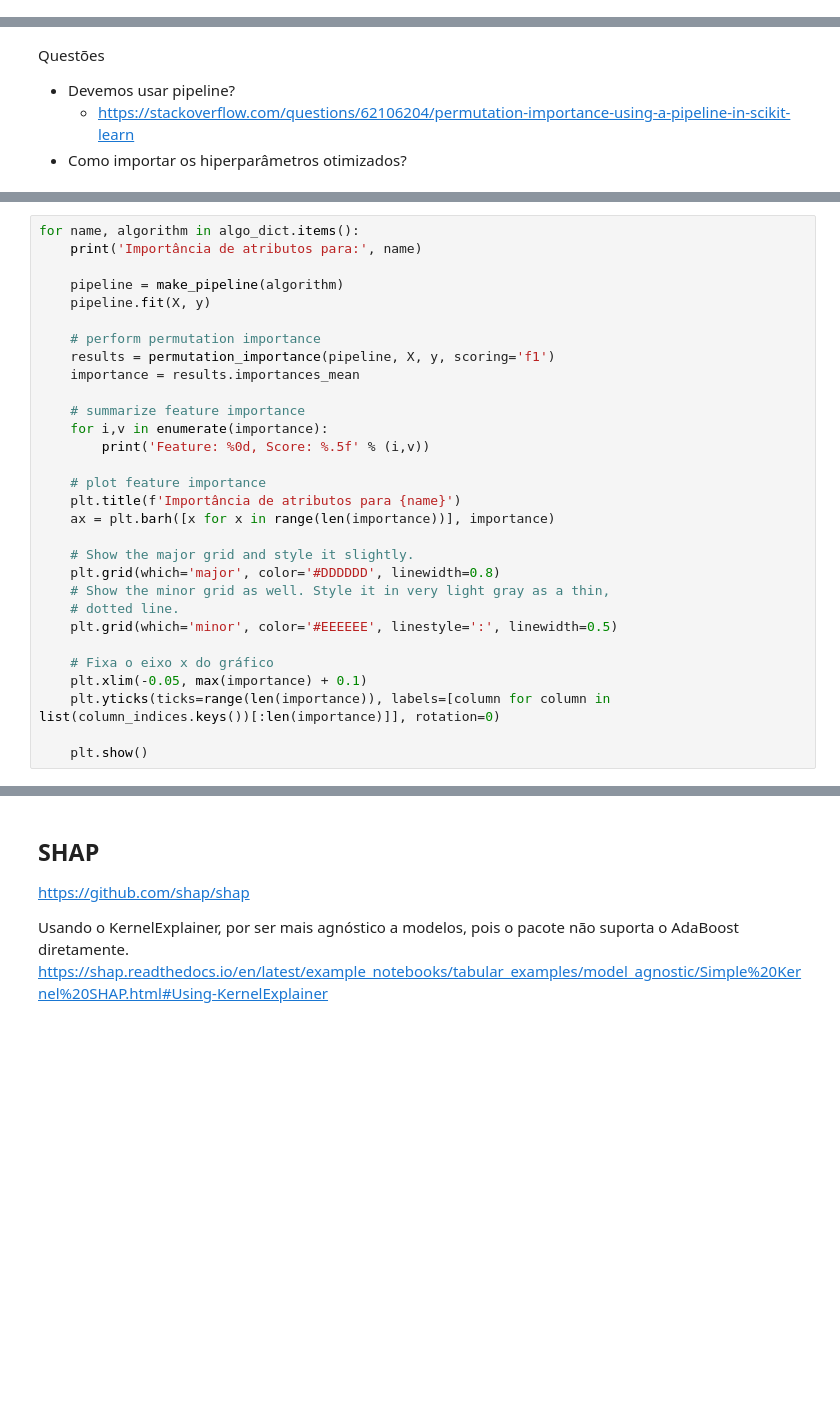
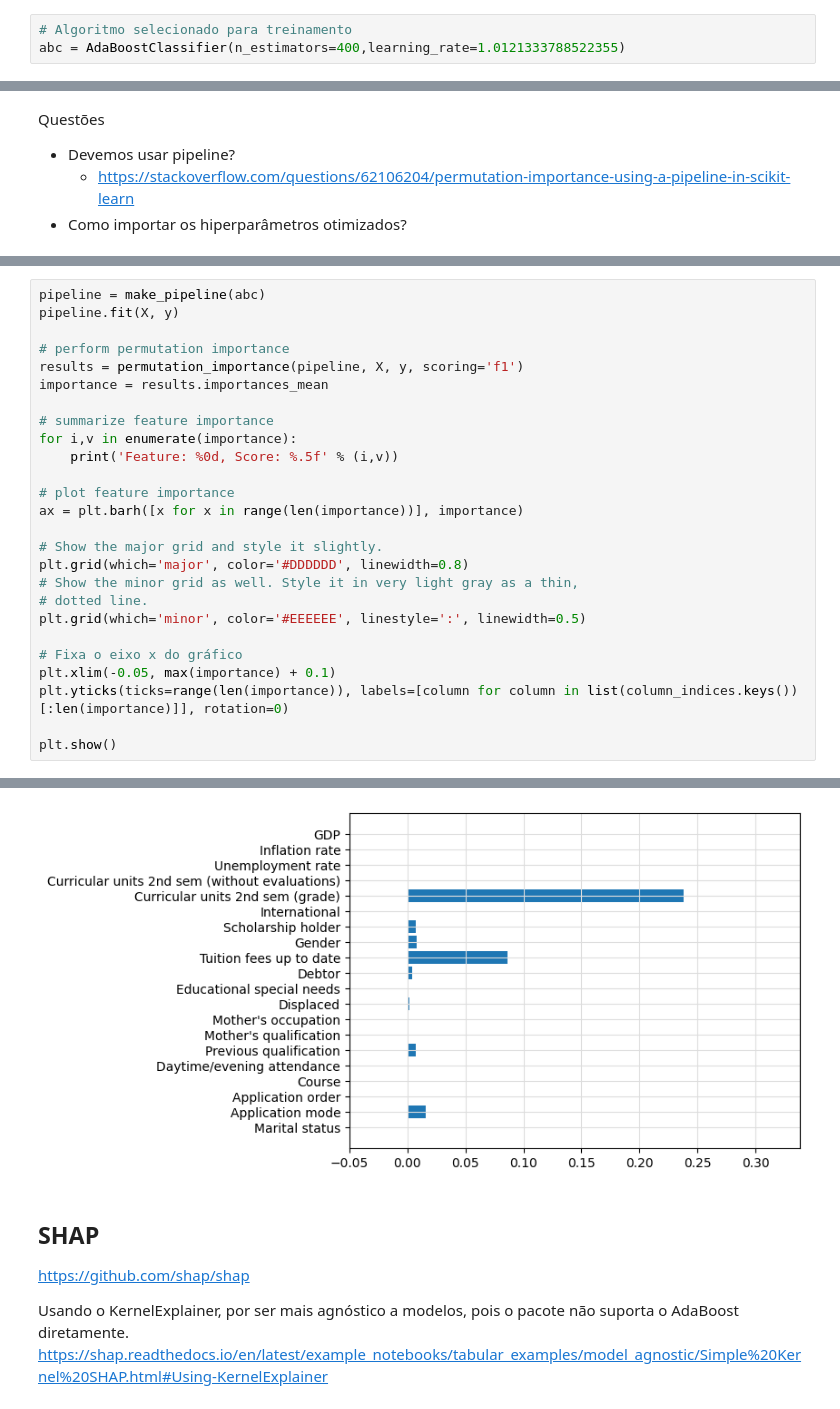
Before and after one commit to leonardoazzi/ipp-student-dropout, a Jupyter notebook: src/t2-interpretabilidade.ipynb, the cells around one changed output, grey strips where cells are left out. Saved outputs shown, nothing was run; the diff lists cells and outputs as text; blank space fills up the shorter version.

Commit message:
Realiza interpretação do AdaBoost otimizado

```diff
--- a/src/t2-interpretabilidade.ipynb
+++ b/src/t2-interpretabilidade.ipynb
@@ -110,3 +126,6 @@ algo_dict = {'Logistic Regression': lr, 'AdaBoost': abc, 'SVM': svmachine}
+# %%
+# Algoritmo selecionado para treinamento
+abc = AdaBoostClassifier(n_estimators=400,learning_rate=1.0121333788522355)
 # %%
 def make_pipeline(model):
     steps = list()
@@ -139,30 +160,27 @@ print(column_indices)
 # %%
-for name, algorithm in algo_dict.items():
-	print('Importância de atributos para:', name)
+pipeline = make_pipeline(abc)
+pipeline.fit(X, y)
 
-	pipeline = make_pipeline(algorithm)
-	pipeline.fit(X, y)
+# perform permutation importance
+results = permutation_importance(pipeline, X, y, scoring='f1')
+importance = results.importances_mean
 
-	# perform permutation importance
-	results = permutation_importance(pipeline, X, y, scoring='f1')
-	importance = results.importances_mean
+# summarize feature importance
+for i,v in enumerate(importance):
+	print('Feature: %0d, Score: %.5f' % (i,v))
 
-	# summarize feature importance
-	for i,v in enumerate(importance):
-		print('Feature: %0d, Score: %.5f' % (i,v))
+# plot feature importance
+ax = plt.barh([x for x in range(len(importance))], importance)
 
-	# plot feature importance
-	plt.title(f'Importância de atributos para {name}')
-	ax = plt.barh([x for x in range(len(importance))], importance)
+# Show the major grid and style it slightly.
+plt.grid(which='major', color='#DDDDDD', linewidth=0.8)
+# Show the minor grid as well. Style it in very light gray as a thin,
+# dotted line.
+plt.grid(which='minor', color='#EEEEEE', linestyle=':', linewidth=0.5)
 
-	# Show the major grid and style it slightly.
-	plt.grid(which='major', color='#DDDDDD', linewidth=0.8)
-	# Show the minor grid as well. Style it in very light gray as a thin,
-	# dotted line.
-	plt.grid(which='minor', color='#EEEEEE', linestyle=':', linewidth=0.5)
+# Fixa o eixo x do gráfico
+plt.xlim(-0.05, max(importance) + 0.1)
+plt.yticks(ticks=range(len(importance)), labels=[column for column in list(column_indices.keys())[:len(importance)]], rotation=0)
 
-	# Fixa o eixo x do gráfico
-	plt.xlim(-0.05, max(importance) + 0.1)
-	plt.yticks(ticks=range(len(importance)), labels=[column for column in list(column_indices.keys())[:len(importance)]], rotation=0)
-
-	plt.show()
+plt.show()
+# %% [output]
@@ -169,3 +207,4 @@ for name, algorithm in algo_dict.items():
+[figure, added]
 # %% [markdown]
 ## SHAP
 
```
Also changed, not shown: parts of 9 cells of this notebook.
